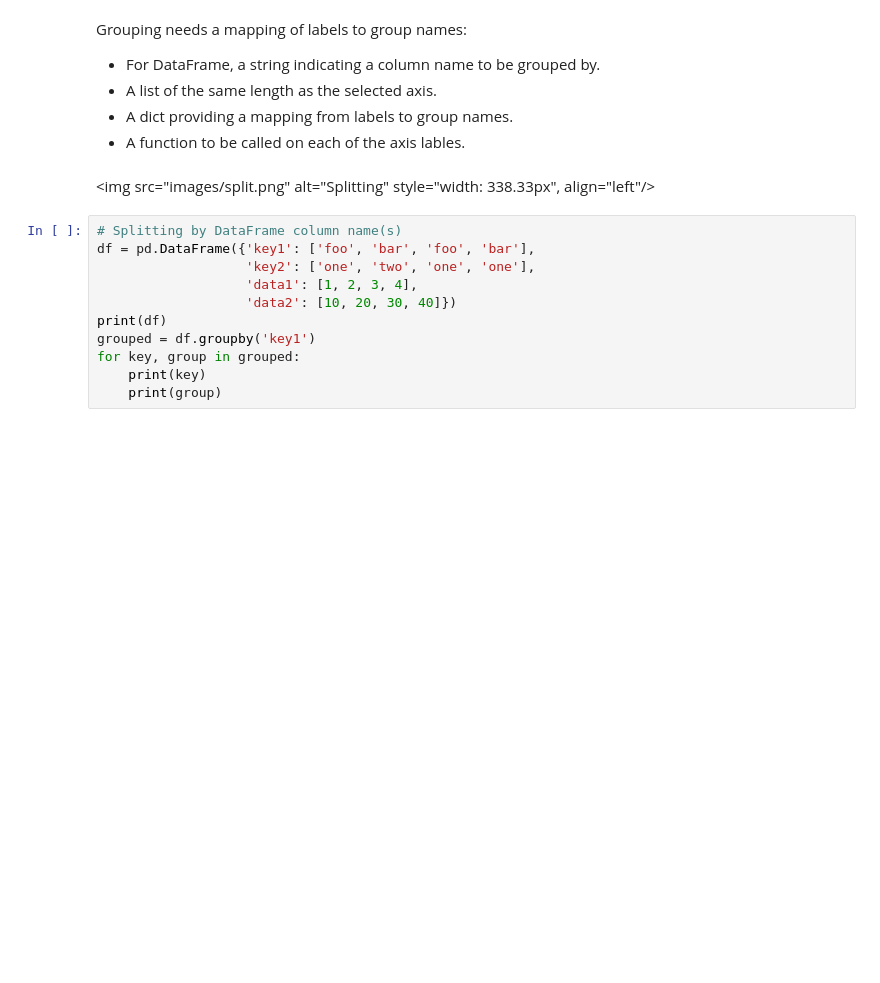
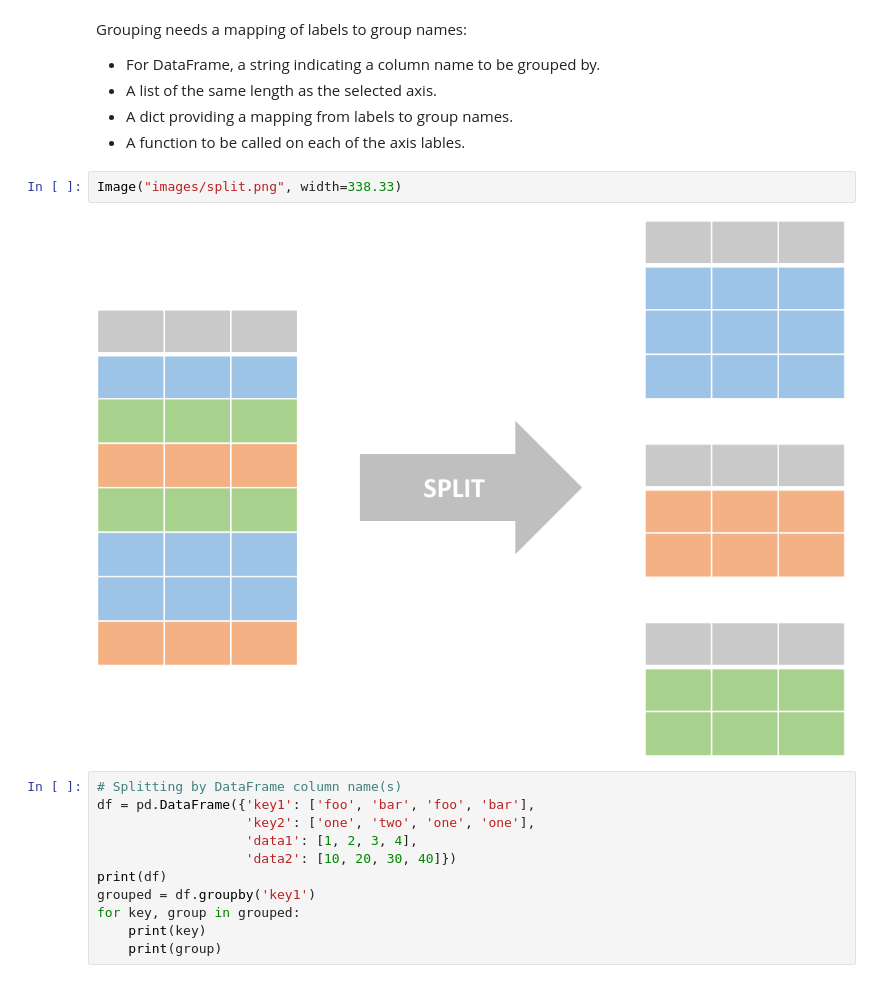
Before and after one commit to Zhenmao/Pandas-Reference-Guide, a Jupyter notebook: 7 Group Operations.ipynb, the cells around one changed output. Cells and saved outputs as stored; diff of their text form; blank space fills up the shorter version.

Commit message:
fix: Switch image display

```diff
--- a/7 Group Operations.ipynb
+++ b/7 Group Operations.ipynb
@@ -20,8 +21,10 @@ Grouping needs a mapping of labels to group names:
 * A list of the same length as the selected axis.
 * A dict providing a mapping from labels to group names.
 * A function to be called on each of the axis lables.
-# %% [markdown]
-<img src="images/split.png" alt="Splitting" style="width: 338.33px", align="left"/>
+# %%
+Image("images/split.png", width=338.33)
+# %% [output]
+[figure, added]
 # %%
 # Splitting by DataFrame column name(s)
 df = pd.DataFrame({'key1': ['foo', 'bar', 'foo', 'bar'],
```
Also changed, not shown: parts of 7 cells of this notebook.
